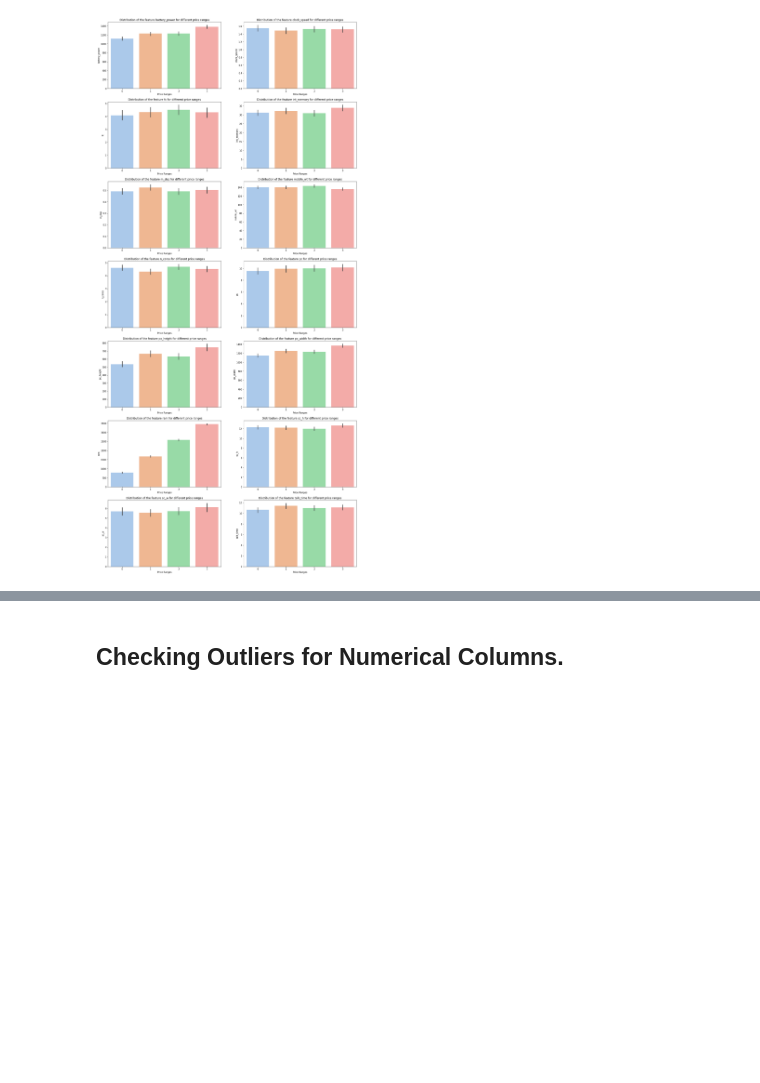
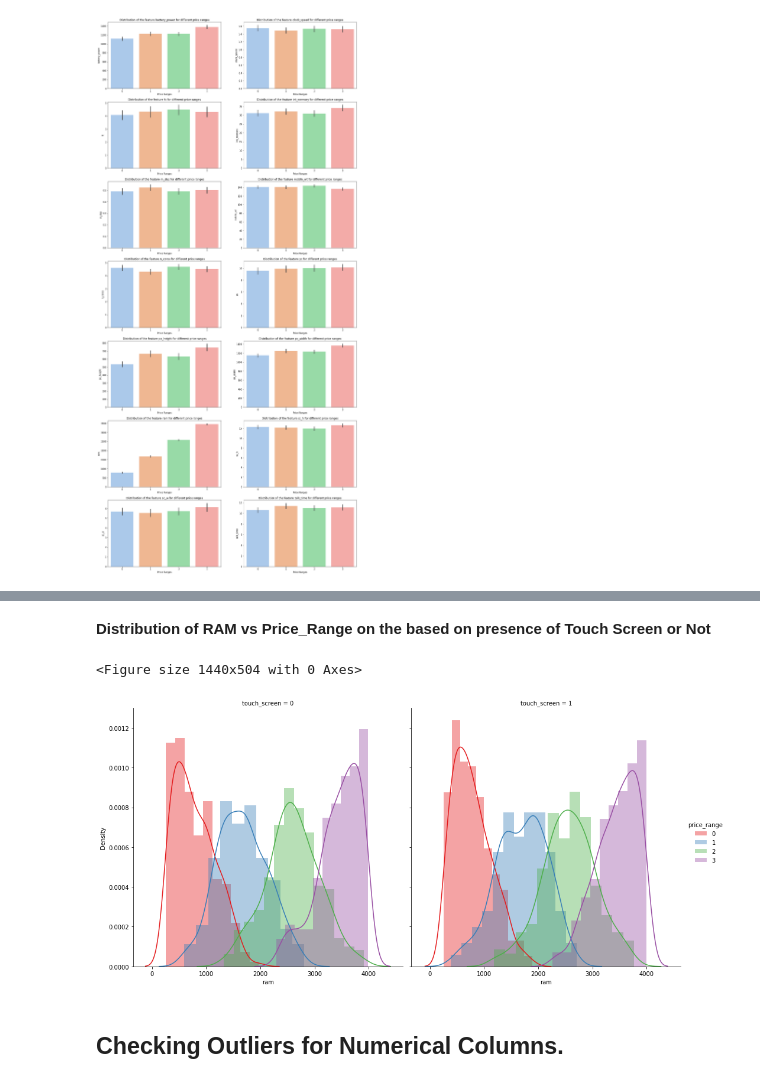
Before and after one commit to DipanshuKumar449/Mobile-Price-Range-Prediction, a Jupyter notebook: Mobile_Price_Range_Prediction.ipynb, the cells around one changed output, grey strips where cells are left out. Cells and saved outputs as stored; diff of their text form; code cells hidden in the pictures; blank space fills up the shorter version.

```diff
--- a/Mobile_Price_Range_Prediction.ipynb
+++ b/Mobile_Price_Range_Prediction.ipynb
@@ -388,3 +440,15 @@ for feature in numerical_columns:
+# %% [markdown]
+**Distribution of RAM vs Price_Range on the based on presence of Touch Screen or Not**
+# %%
+# Distribution plot determining the Distribution of RAM vs Price_Range on the based on presence of Touch Screen or Not.
+
+plt.figure(figsize=(20,7))
+Touch_ram = sns.FacetGrid(df, col="touch_screen", hue="price_range", palette="Set1",height = 7)
+Touch_ram = (Touch_ram.map(sns.distplot, "ram").add_legend())
+plt.show()
+# %% [output]
+<Figure size 1440x504 with 0 Axes>
+[figure, added]
 # %% [markdown]
 ## **Checking Outliers for Numerical Columns.**
 # %%
```
Also changed, not shown: parts of 17 cells of this notebook.
